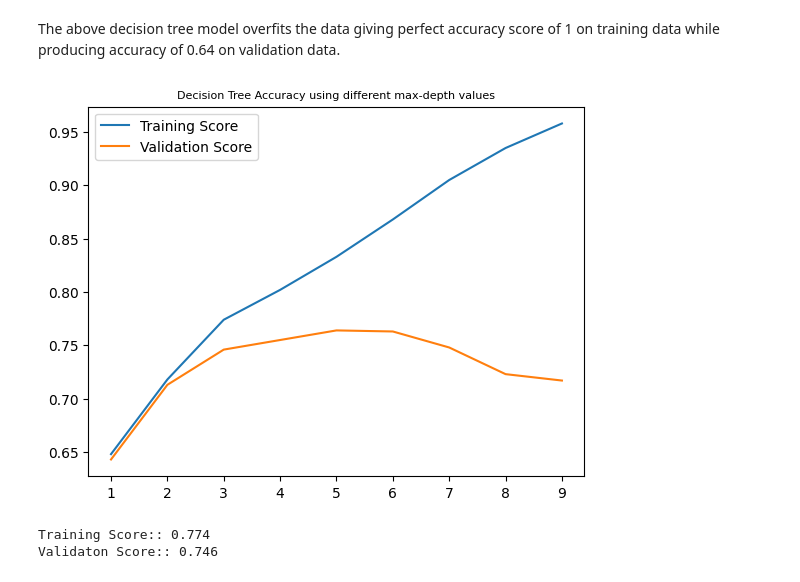
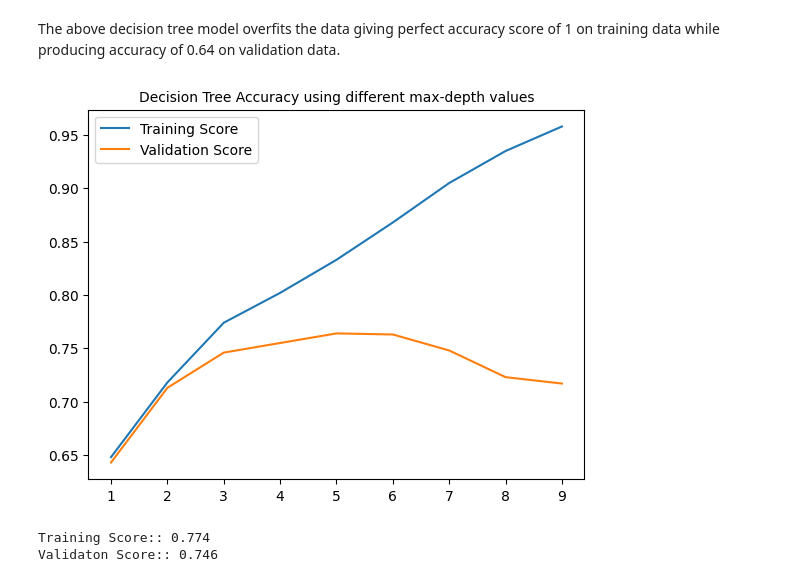
Before and after one commit to madhuri-15/mlbookcamp-homeworks, a Jupyter notebook: Week6-Trees & ensembles/credit_score.ipynb, the cells around one changed output. Saved outputs shown, nothing was run; the diff lists cells and outputs as text; code cells hidden in the pictures.

```diff
--- a/Week6-Trees & ensembles/credit_score.ipynb
+++ b/Week6-Trees & ensembles/credit_score.ipynb
@@ -269,7 +269,8 @@ Validation Score:: 0.644
 The above decision tree model overfits the data giving perfect accuracy score of 1 on training data while producing accuracy of 0.64 on validation data.
 # %%
 # Let's compute the accuracy of the decision tree using different values `max_depth` parameter.
-max_depths = [1, 2, 3, 4, 5, 6, 7, 8, 9]
+max_depths = [1, 2, 3, 4, 5, 6, 7, 8, 9, None]
+
 
 training_scores = []
 validation_scores = []
@@ -291,13 +292,13 @@ for depth in max_depths:
 # %%
 # Visualizing above performance
 plt.plot(max_depths, training_scores, label="Training Score")
 plt.plot(max_depths, validation_scores, label="Validation Score")
 
-plt.title("Decision Tree Accuracy using different max-depth values", size=8)
+plt.title("Decision Tree Accuracy using different max-depth values", size=10)
 plt.legend()
 plt.show()
 # %% [output]
-[figure, old version]
+[figure, new version]
 # %%
 # max_depth == 3
 clf = DecisionTreeClassifier(max_depth=3, random_state=42)
```
Also changed, not shown: parts of 7 cells of this notebook.
